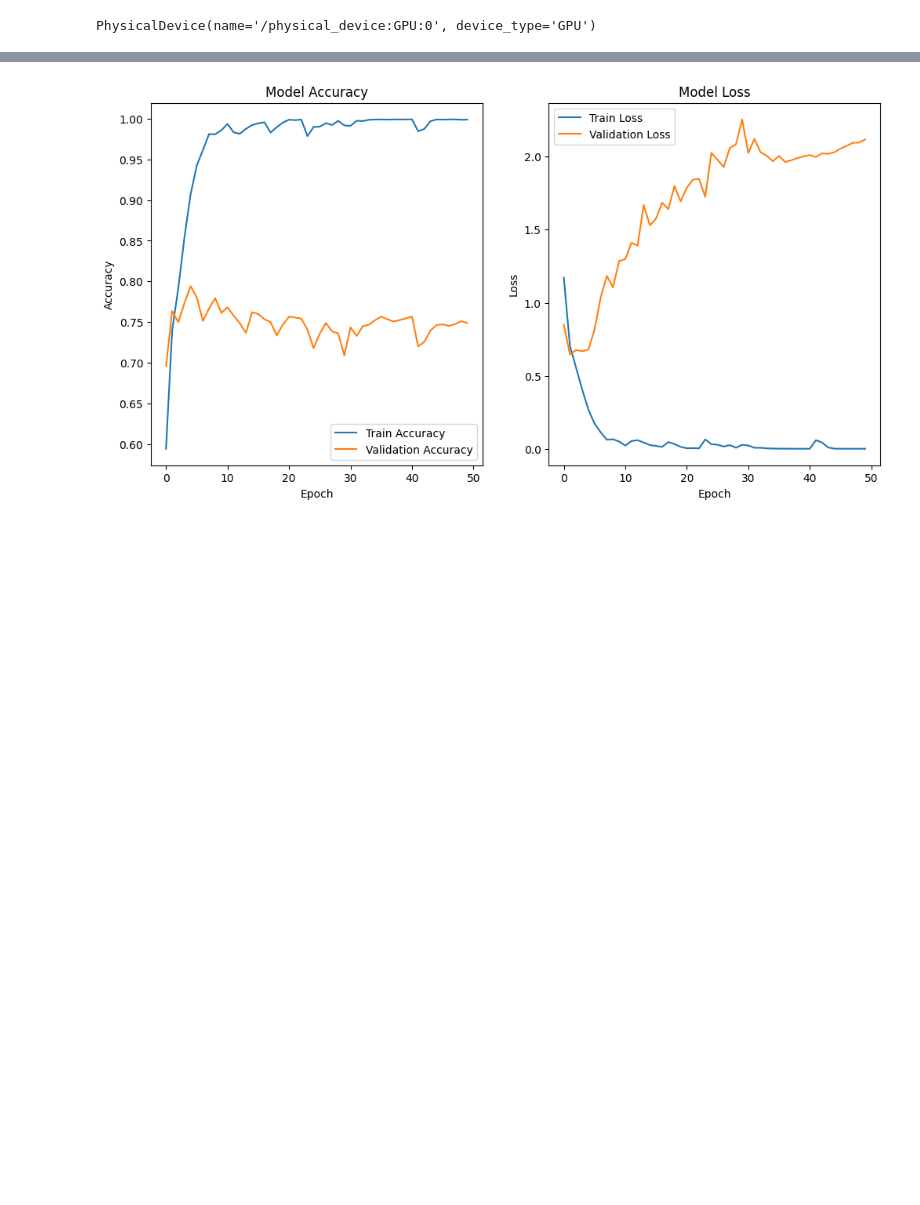
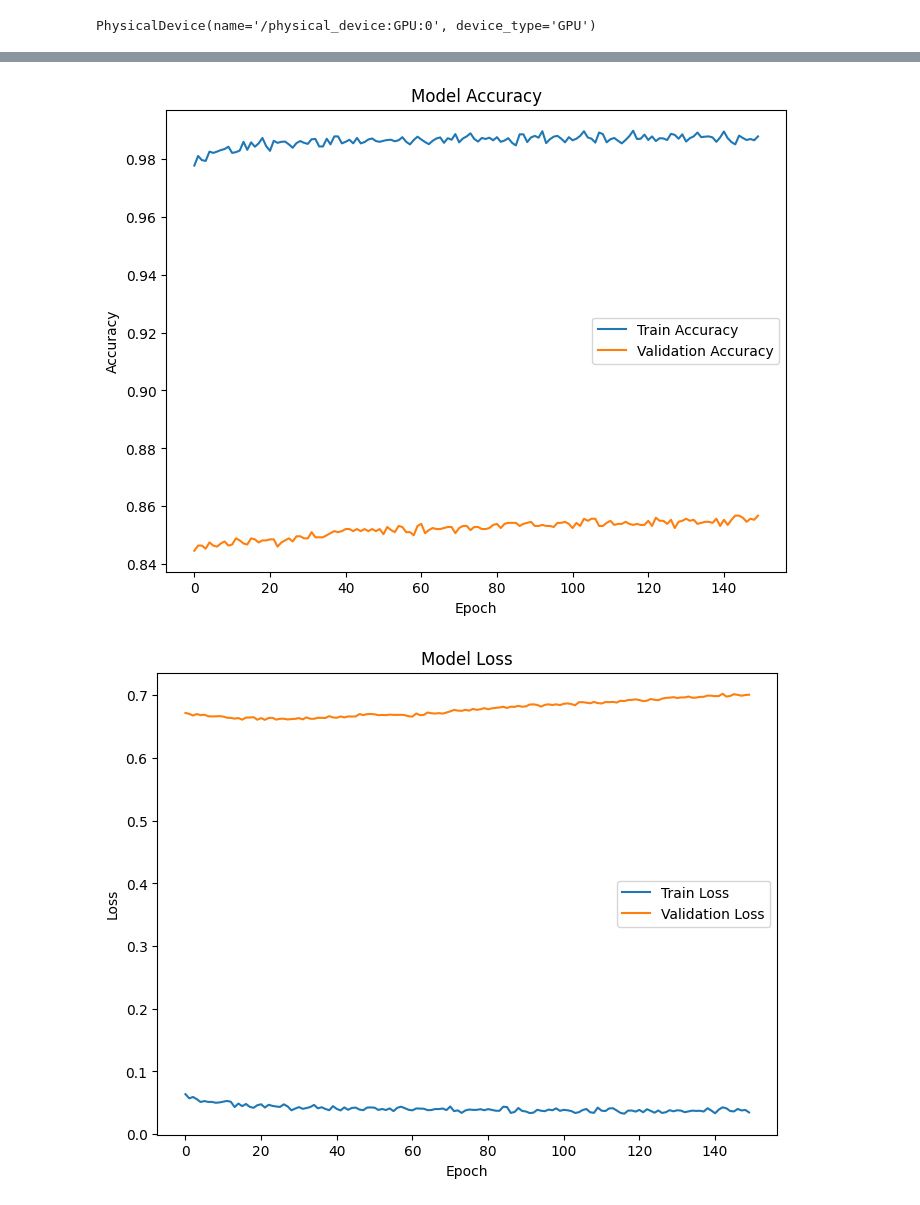
Before and after one commit to salgue441/Manual-Regression-Algorithm, a Jupyter notebook: neural-network/notebooks/nn.ipynb, the cells around one changed output, grey strips where cells are left out. Drawn from its saved outputs; the diff is of its cells as text; code cells hidden in the pictures; blank space fills up the shorter version.

```diff
--- a/neural-network/notebooks/nn.ipynb
+++ b/neural-network/notebooks/nn.ipynb
@@ -279,5 +300,10 @@ BATCH_SIZE = 32
 # %%
 history = model.fit(
-    X_train, y_train, epochs=EPOCHS, batch_size=BATCH_SIZE // 2, validation_split=0.2
+    X_train,
+    y_train,
+    epochs=EPOCHS,
+    batch_size=BATCH_SIZE,
+    validation_split=0.2,
+    callbacks=[checkpoint, reduce_lr]
 )
 # %% [output]
@@ -354,3 +379,11 @@ disp.plot(cmap="Blues", colorbar=True)
+# %%
+checkpoint = ModelCheckpoint(
+    filepath="best_model_residuals.keras",
+    monitor="val_accuracy",
+    save_best_only=True,
+    mode="max",
+    verbose=1,
+)
 # %%
 # fine-tuning
 model.trainable = True
@@ -359,14 +392,15 @@ for layer in model.layers[:-5]:
     layer.trainable = False
 # %%
 model.compile(
-    optimizer="adam", loss="sparse_categorical_crossentropy", metrics=["accuracy"]
+    optimizer=optimizers, loss="sparse_categorical_crossentropy", metrics=["accuracy"],
 )
 # %%
 history = model.fit(
     X_train,
     y_train,
     epochs=EPOCHS // 2,
-    batch_size=BATCH_SIZE // 2,
+    batch_size=BATCH_SIZE,
     validation_split=0.2,
+    callbacks=[checkpoint, reduce_lr]
 )
 # %% [output]
@@ -390,24 +424,23 @@ Epoch 50/50
 # %%
-plt.figure(figsize=(12, 6))
-
-plt.subplot(1, 2, 1)
+# Create figure for accuracy
+plt.figure(figsize=(8, 6))
 plt.plot(history.history["accuracy"], label="Train Accuracy")
 plt.plot(history.history["val_accuracy"], label="Validation Accuracy")
 plt.title("Model Accuracy")
 plt.xlabel("Epoch")
 plt.ylabel("Accuracy")
 plt.legend(loc="best")
+plt.show()
 
-# Plot training & validation loss values
-plt.subplot(1, 2, 2)
+# Create figure for loss
+plt.figure(figsize=(8, 6))
 plt.plot(history.history["loss"], label="Train Loss")
 plt.plot(history.history["val_loss"], label="Validation Loss")
 plt.title("Model Loss")
 plt.xlabel("Epoch")
 plt.ylabel("Loss")
 plt.legend(loc="best")
-
-# Show the plots
 plt.show()
 # %% [output]
-[figure, old version]
+[figure, new version]
+[figure, added]
```
Also changed, not shown: parts of 68 cells of this notebook, 1 other file.
